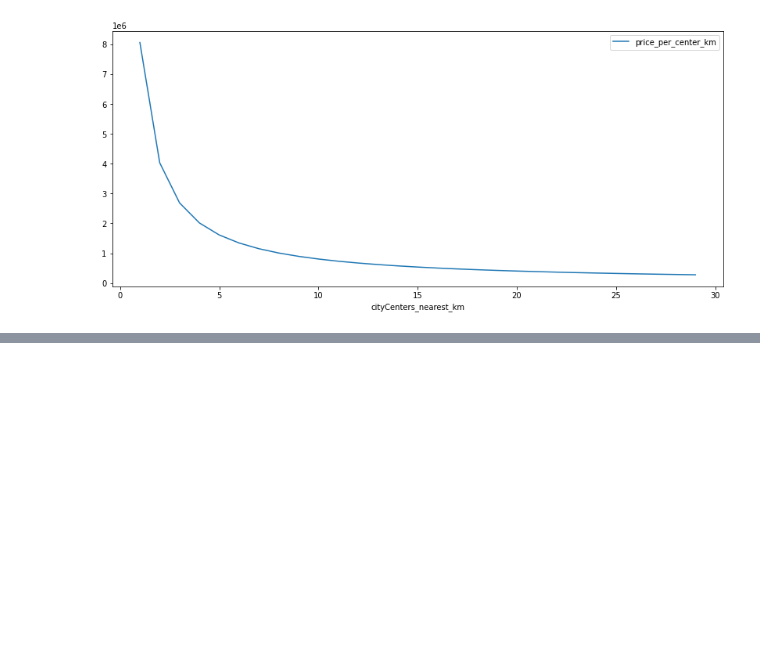
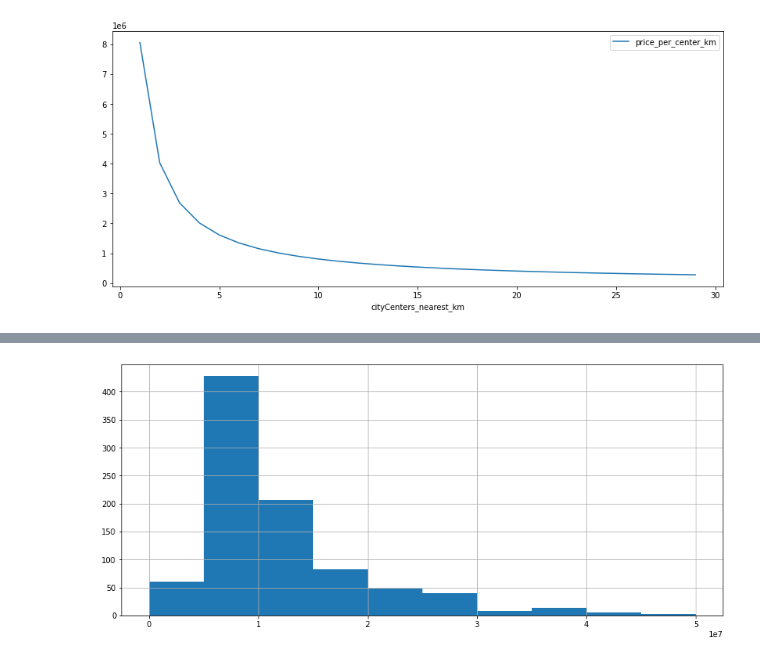
Before and after one commit to yerkebulanali/Yandex-Data-Science-Projects, a Jupyter notebook: Yandex Practicum Project 3.ipynb, the cells around one changed output, grey strips where cells are left out. Cells and saved outputs as stored; diff of their text form; code cells hidden in the pictures; blank space fills up the shorter version.

```diff
--- a/Yandex Practicum Project 3.ipynb
+++ b/Yandex Practicum Project 3.ipynb
@@ -500,0 +536,5 @@ df_spg.pivot_table(values='price_per_center_km', index='cityCenters_nearest_km',
+# %%
+# цена квартир гистограмма в данных Санкт-Петербурга
+df_spg_center['last_price'].hist(range=(0, 50000000), figsize=(14, 6));
+# %% [output]
+[figure, added]
```
Also changed, not shown: parts of 31 cells of this notebook.
